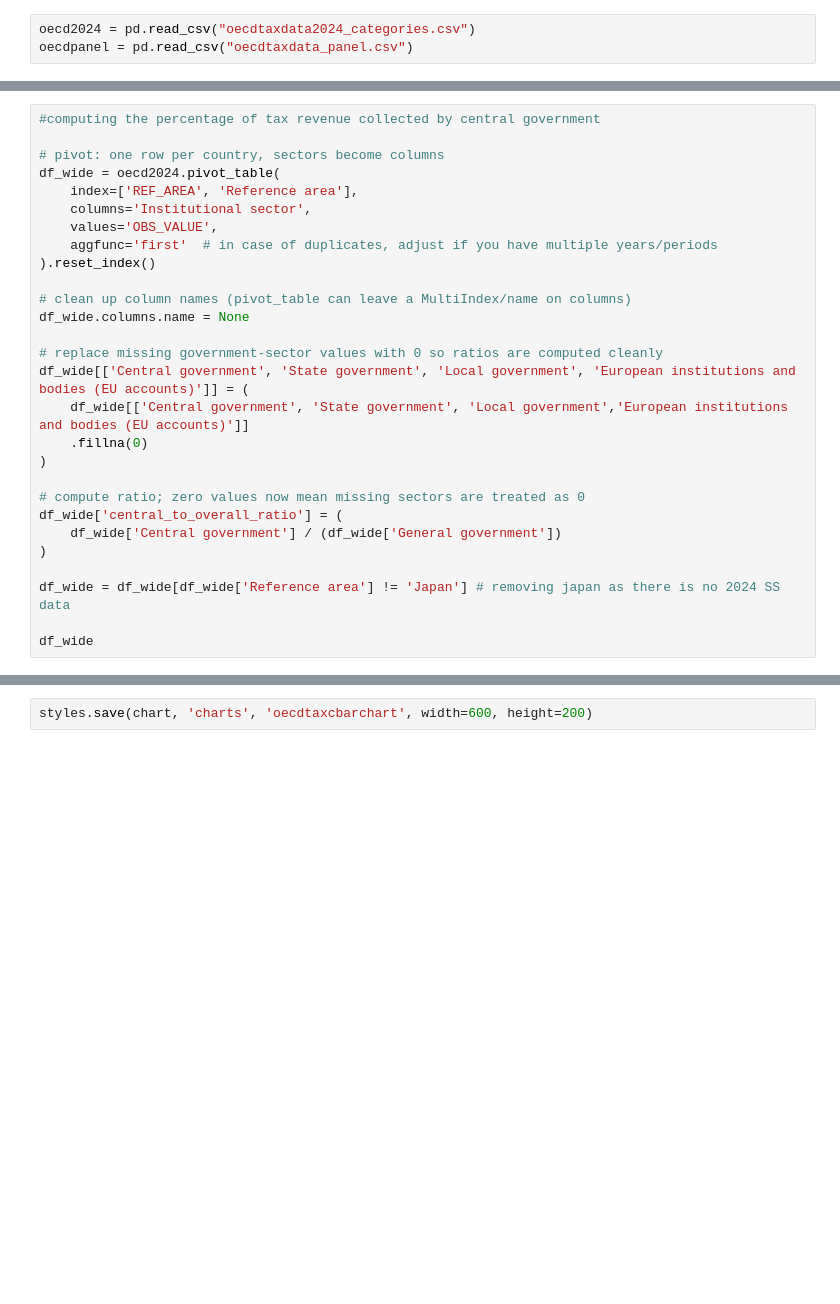
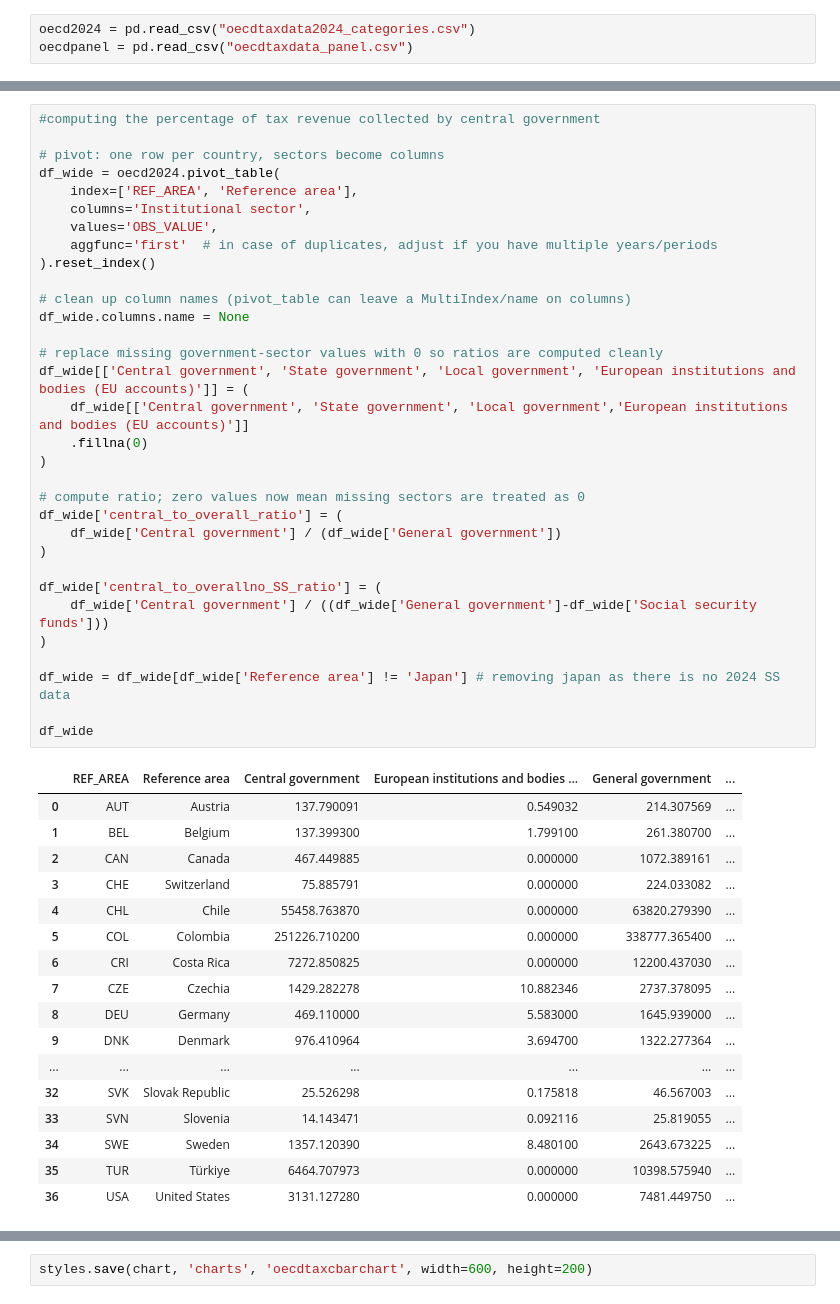
Before and after one commit to jhellingsdata/RADataHub, a Jupyter notebook: ChartOfTheDay/OECDtaxrevenue/oecdtaxchart.ipynb, the cells around one changed output, grey strips where cells are left out. Saved outputs shown, nothing was run; the diff lists cells and outputs as text; blank space fills up the shorter version.

```diff
--- a/ChartOfTheDay/OECDtaxrevenue/oecdtaxchart.ipynb
+++ b/ChartOfTheDay/OECDtaxrevenue/oecdtaxchart.ipynb
@@ -17,31 +31,53 @@ oecd2024
 # %%
 #computing the percentage of tax revenue collected by central government
 
 # pivot: one row per country, sectors become columns
 df_wide = oecd2024.pivot_table(
     index=['REF_AREA', 'Reference area'],
     columns='Institutional sector',
     values='OBS_VALUE',
     aggfunc='first'  # in case of duplicates, adjust if you have multiple years/periods
 ).reset_index()
 
 # clean up column names (pivot_table can leave a MultiIndex/name on columns)
 df_wide.columns.name = None
 
 # replace missing government-sector values with 0 so ratios are computed cleanly
 df_wide[['Central government', 'State government', 'Local government', 'European institutions and bodies (EU accounts)']] = (
     df_wide[['Central government', 'State government', 'Local government','European institutions and bodies (EU accounts)']]
     .fillna(0)
 )
 
 # compute ratio; zero values now mean missing sectors are treated as 0
 df_wide['central_to_overall_ratio'] = (
     df_wide['Central government'] / (df_wide['General government'])
 )
 
+df_wide['central_to_overallno_SS_ratio'] = (
+    df_wide['Central government'] / ((df_wide['General government']-df_wide['Social security funds']))
+)
+
 df_wide = df_wide[df_wide['Reference area'] != 'Japan'] # removing japan as there is no 2024 SS data
 
 df_wide
+# %% [output]
+|  | REF_AREA | Reference area | Central government | European institutions and bodies ... | General government | ... |
+| 0 | AUT | Austria | 137.790091 | 0.549032 | 214.307569 | ... |
+| 1 | BEL | Belgium | 137.399300 | 1.799100 | 261.380700 | ... |
+| 2 | CAN | Canada | 467.449885 | 0.000000 | 1072.389161 | ... |
+| 3 | CHE | Switzerland | 75.885791 | 0.000000 | 224.033082 | ... |
+| 4 | CHL | Chile | 55458.763870 | 0.000000 | 63820.279390 | ... |
+| 5 | COL | Colombia | 251226.710200 | 0.000000 | 338777.365400 | ... |
+| 6 | CRI | Costa Rica | 7272.850825 | 0.000000 | 12200.437030 | ... |
+| 7 | CZE | Czechia | 1429.282278 | 10.882346 | 2737.378095 | ... |
+| 8 | DEU | Germany | 469.110000 | 5.583000 | 1645.939000 | ... |
+| 9 | DNK | Denmark | 976.410964 | 3.694700 | 1322.277364 | ... |
+| ... | ... | ... | ... | ... | ... | ... |
+| 32 | SVK | Slovak Republic | 25.526298 | 0.175818 | 46.567003 | ... |
+| 33 | SVN | Slovenia | 14.143471 | 0.092116 | 25.819055 | ... |
+| 34 | SWE | Sweden | 1357.120390 | 8.480100 | 2643.673225 | ... |
+| 35 | TUR | Türkiye | 6464.707973 | 0.000000 | 10398.575940 | ... |
+| 36 | USA | United States | 3131.127280 | 0.000000 | 7481.449750 | ... |
 # %%
 bars = alt.Chart(df_wide).mark_bar().encode(
     x=alt.X(
```
Also changed, not shown: parts of 5 cells of this notebook, 4 other files.
